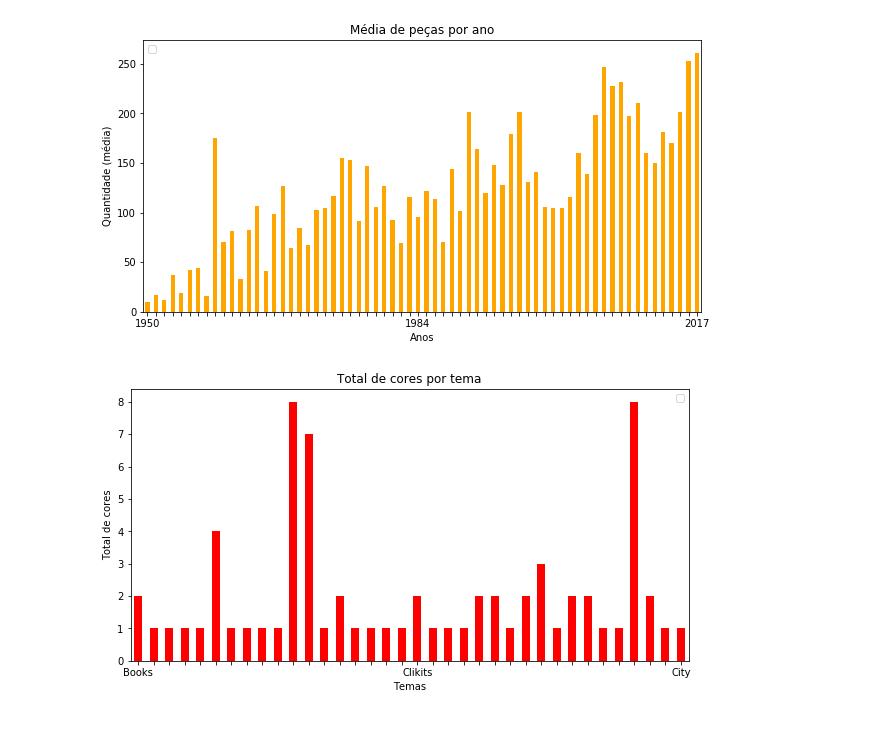
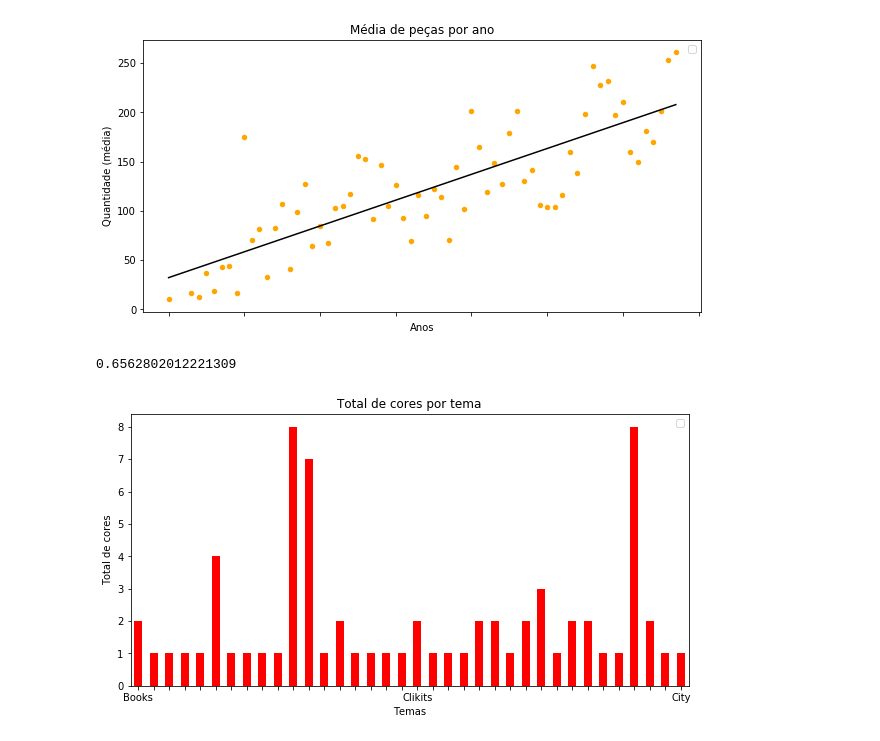
Before and after one commit to brenomatos/lego_database, a Jupyter notebook: Igor.ipynb, the cells around one changed output. Cells and saved outputs as stored; diff of their text form; code cells hidden in the pictures.

Commit message:
regressão linear

```diff
--- a/Igor.ipynb
+++ b/Igor.ipynb
@@ -13,25 +14,39 @@ cursor = conn.cursor()
 # %%
 '''
 Consulta com Relatório 1
 
 Como o tamanho dos conjuntos da LEGO têm se alterado ao longo dos anos?
 '''
 
 query = "SELECT year, AVG(num_parts) AS media_num_parts FROM sets GROUP BY year ORDER BY year"
 cursor.execute(query)
 result = cursor.fetchall()
 df1 = pd.DataFrame(result)
 df1
 df1['media_num_parts'] = df1['media_num_parts'].astype(float)
-ax = df1.plot.bar(x = 'year', y = 'media_num_parts', rot = 0, color = 'orange', figsize = (10, 5))
+#ax = df1.plot.bar(x = 'year', y = 'media_num_parts', rot = 0, color = 'orange', figsize = (10, 5))
+ax = df1.plot.scatter(x = 'year', y = 'media_num_parts', rot = 0, color = 'orange', figsize = (10, 5))
+
+X = pd.DataFrame(df1['year'])
+y = pd.DataFrame(df1['media_num_parts'])
+
+model = LinearRegression()
+model.fit(X, y)
+
+plt.plot(X, model.predict(X), color='black')
+
 ax.legend([])
 ax.set_xticklabels(['1950'] + [''] * 31 + ['1984'] + [''] * 32 + ['2017'])
 plt.xlabel("Anos")
 plt.ylabel("Quantidade (média)")
 plt.title("Média de peças por ano")
 plt.show()
 # %% [output]
-[figure, old version]
+[figure, new version]
+# %%
+model.score(X, y)
+# %% [output]
+0.6562802012221309
 # %%
 '''
 Consulta com Relatório 2
```
Also changed, not shown: parts of 1 cell of this notebook.
